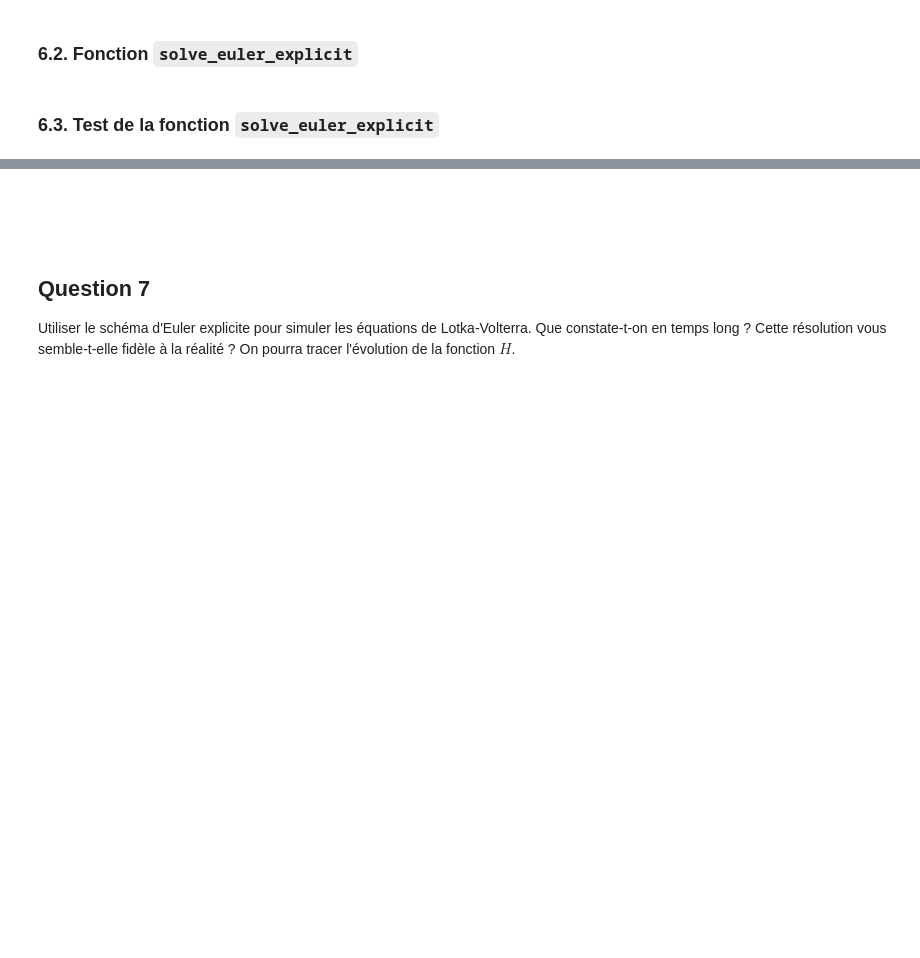
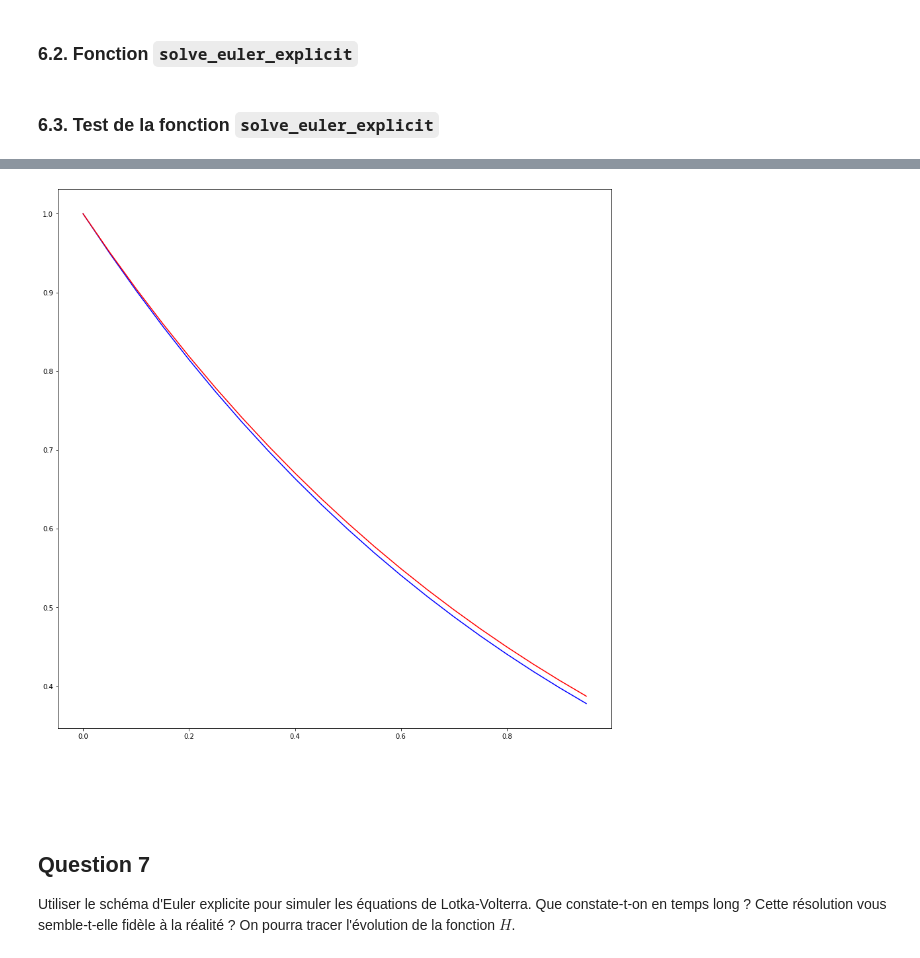
Before and after one commit to ahernot/UE11-equations-differentielles, a Jupyter notebook: réponses-final.ipynb, the cells around one changed output, grey strips where cells are left out. Drawn from its saved outputs; the diff is of its cells as text; code cells hidden in the pictures; blank space fills up the shorter version.

Commit message:
add 6.3 test of solve_euler_explicit

```diff
--- a/réponses-final.ipynb
+++ b/réponses-final.ipynb
@@ -367,3 +391,21 @@ def solve_euler_explicit(f: Callable, x0: float, dt: float, t0: float, tf: float
+# %%
+# Define derivative function
+def f(t, x):
+    return -1 * x # x(t)???
+
+# Solve equation using explicit scheme
+time_array, points_array = solve_euler_explicit(f=f, x0=1, dt=0.05, t0=0, tf=1)  # compute ~20 points
+
+# Compute mathematical solution = exp(-t)
+points_array_theory = 1 * np.exp(-1 * time_array)
+
+# Compare both solutions
+plt.figure(figsize=(15,15))
+plt.plot(time_array, points_array, c='blue')  # solution computed using scheme
+plt.plot(time_array, points_array_theory, c='red')  # mathematical solution
+plt.show()
+# %% [output]
+[figure, added]
 # %% [markdown]
 <br><br>
 # %% [markdown]
```
Also changed, not shown: parts of 4 cells of this notebook, 1 other file.
